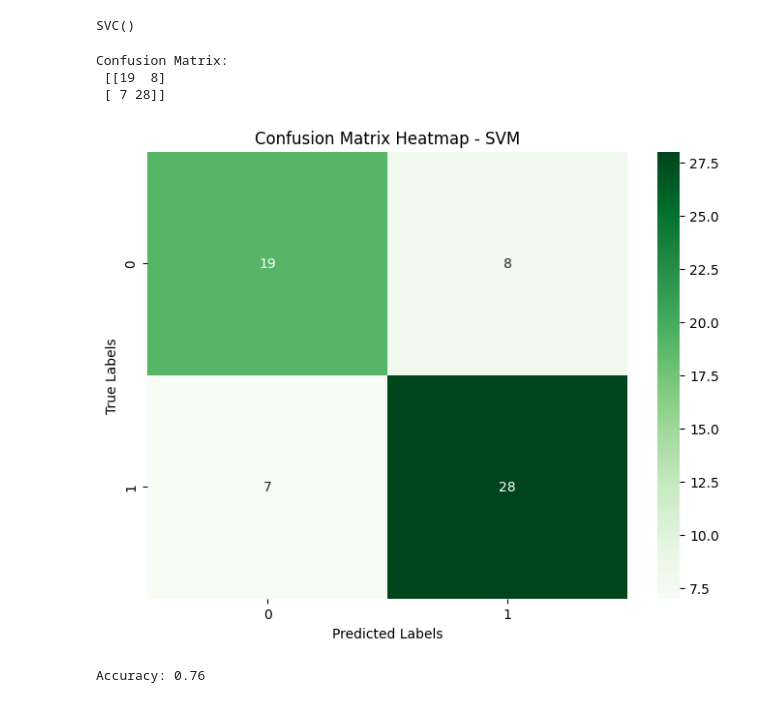
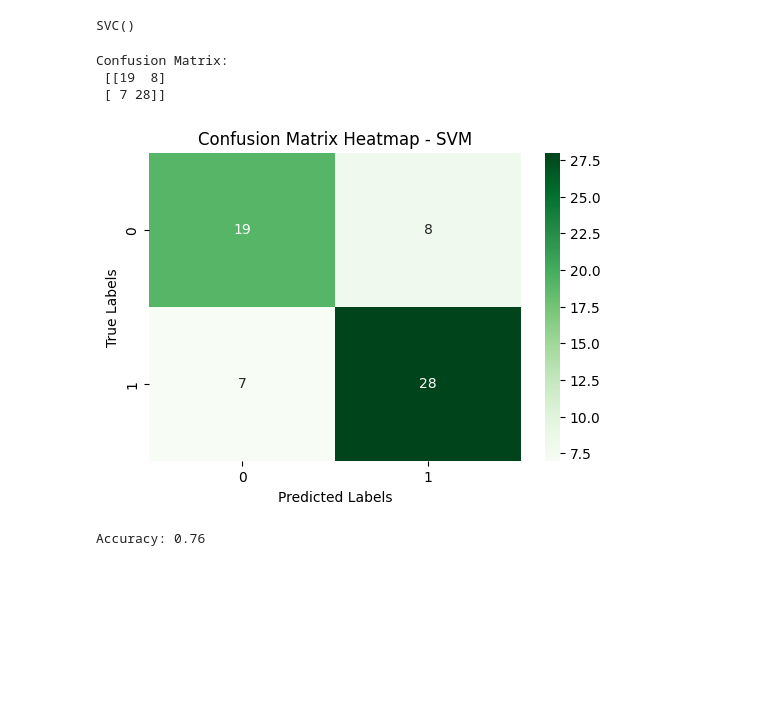
Before and after one commit to Joystondsouza0926/Predicting-Factors-Influencing-Student-Academic-Performance, a Jupyter notebook: final.ipynb, the cells around one changed output. Saved outputs shown, nothing was run; the diff lists cells and outputs as text; code cells hidden in the pictures; blank space fills up the shorter version.

```diff
--- a/final.ipynb
+++ b/final.ipynb
@@ -349,22 +378,22 @@ svm_pred = svm_model.predict(X_test_scale)
 # %%
 #svm
 print("Confusion Matrix: \n",confusion_matrix(y_test,svm_pred))
 
 cm = confusion_matrix(y_test, svm_pred)
 cm
 
 # Plot the heatmap
-plt.figure(figsize=(8, 6))
+plt.figure(figsize=(6,4))
 sns.heatmap(cm, annot=True, fmt='d', cmap='Greens', xticklabels=np.unique(y_test), yticklabels=np.unique(y_test))
 plt.xlabel('Predicted Labels')
 plt.ylabel('True Labels')
 plt.title('Confusion Matrix Heatmap - SVM')
 plt.show()
 # %% [output]
 Confusion Matrix:
  [[19  8]
  [ 7 28]]
-[figure, old version]
+[figure, new version]
 # %%
 report = classification_report(y_test, svm_pred, output_dict=True)
 accuracy = report['accuracy']
```
Also changed, not shown: parts of 13 cells of this notebook, 2 other files.
